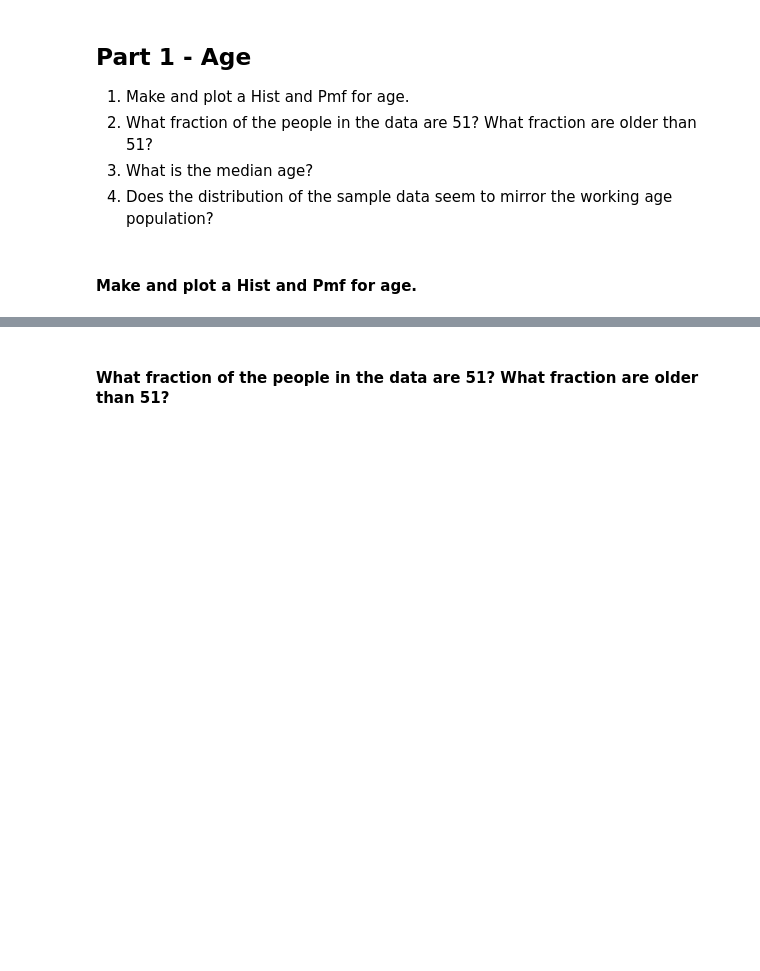
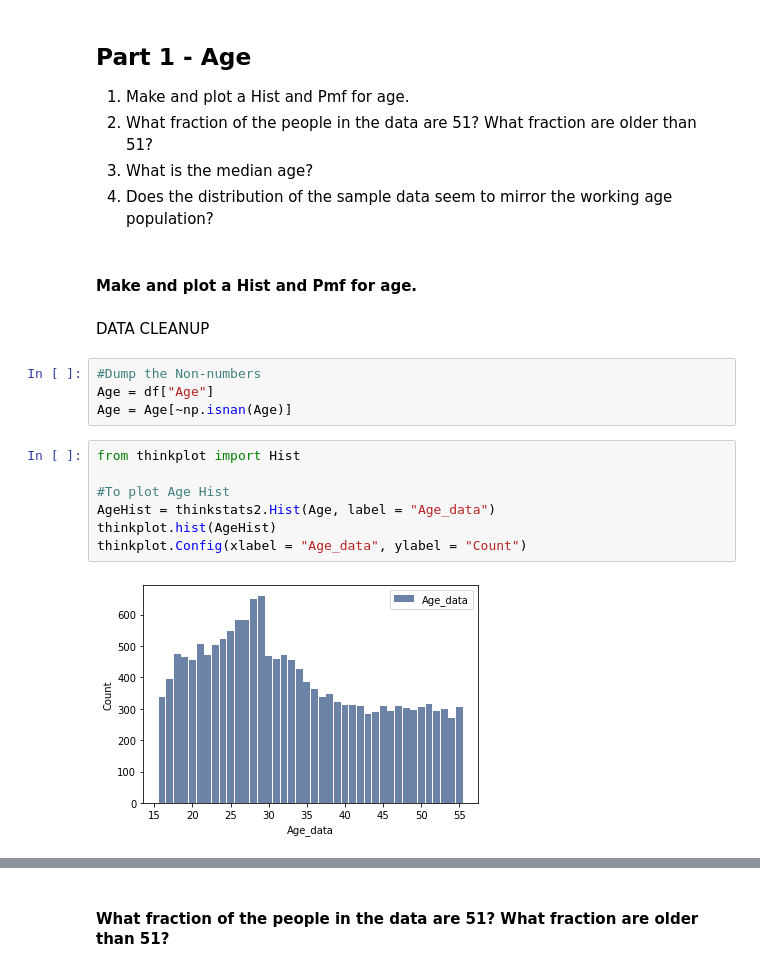
Before and after one commit to Isaacjimoh/BSIP_Assignment_1_Students, a Jupyter notebook: stats_asn_1_stud_temp.ipynb, the cells around one changed output, grey strips where cells are left out. Drawn from its saved outputs; the diff is of its cells as text; blank space fills up the shorter version.

```diff
--- a/stats_asn_1_stud_temp.ipynb
+++ b/stats_asn_1_stud_temp.ipynb
@@ -73,3 +73,18 @@ df.describe()
 </ol>
 # %% [markdown]
 #### Make and plot a Hist and Pmf for age.
+# %% [markdown]
+DATA CLEANUP
+# %%
+#Dump the Non-numbers
+Age = df["Age"]
+Age = Age[~np.isnan(Age)]
+# %%
+from thinkplot import Hist
+
+#To plot Age Hist
+AgeHist = thinkstats2.Hist(Age, label = "Age_data")
+thinkplot.hist(AgeHist)
+thinkplot.Config(xlabel = "Age_data", ylabel = "Count")
+# %% [output]
+[figure, added]
```
Also changed, not shown: parts of 10 cells of this notebook.
